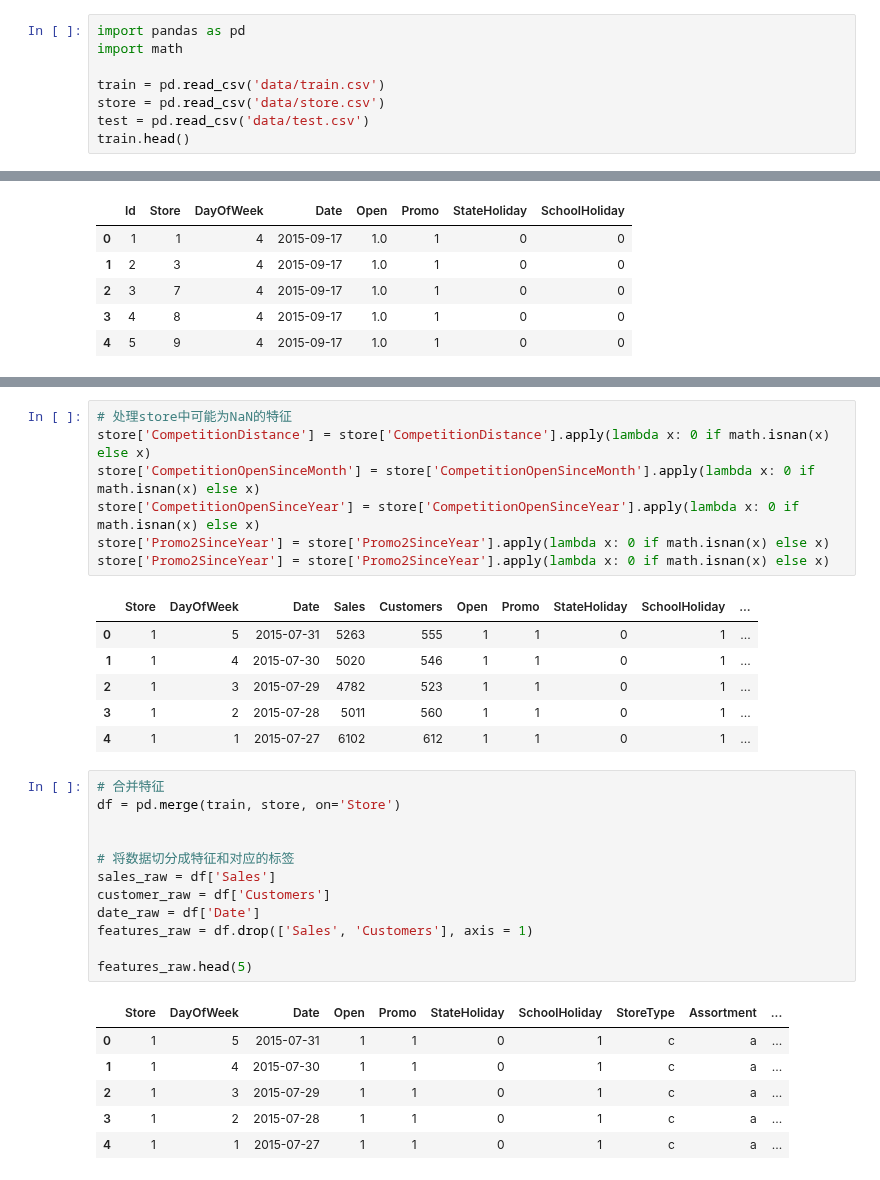
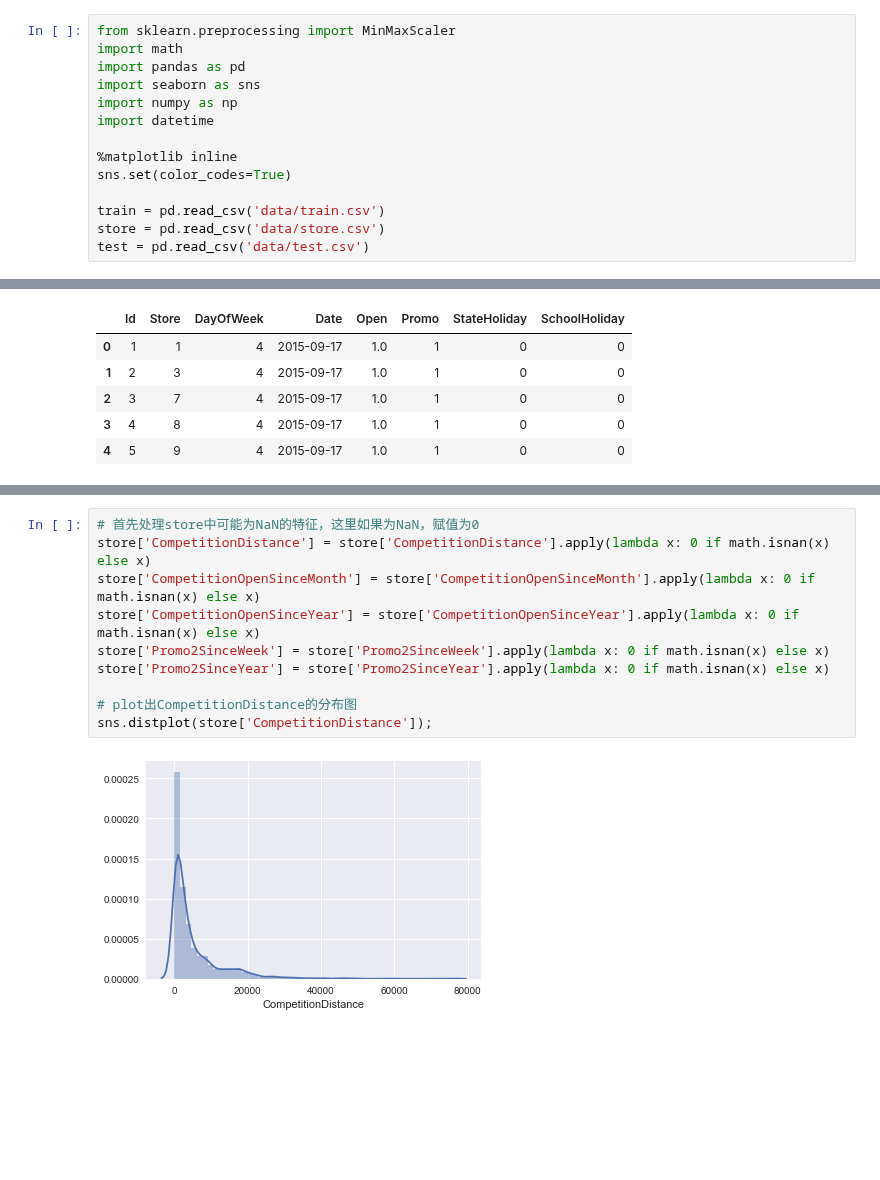
Before and after one commit to Qucy/UdacityMachineLearning, a Jupyter notebook: rossmann_store_sales/rossmann_store_sales.ipynb, the cells around one changed output, grey strips where cells are left out. Cells and saved outputs as stored; diff of their text form; blank space fills up the shorter version.

```diff
--- a/rossmann_store_sales/rossmann_store_sales.ipynb
+++ b/rossmann_store_sales/rossmann_store_sales.ipynb
@@ -66,8 +48,14 @@ In their first Kaggle competition, Rossmann is challenging you to predict 6 week
 # %%
+from sklearn.preprocessing import MinMaxScaler
+import math
 import pandas as pd
-import math
+import seaborn as sns
+import numpy as np
+import datetime
+
+%matplotlib inline
+sns.set(color_codes=True)
 
 train = pd.read_csv('data/train.csv')
 store = pd.read_csv('data/store.csv')
 test = pd.read_csv('data/test.csv')
-train.head()
@@ -99,33 +92,12 @@ test.head()
 # %%
-# 处理store中可能为NaN的特征
+# 首先处理store中可能为NaN的特征，这里如果为NaN，赋值为0
 store['CompetitionDistance'] = store['CompetitionDistance'].apply(lambda x: 0 if math.isnan(x) else x)
 store['CompetitionOpenSinceMonth'] = store['CompetitionOpenSinceMonth'].apply(lambda x: 0 if math.isnan(x) else x)
 store['CompetitionOpenSinceYear'] = store['CompetitionOpenSinceYear'].apply(lambda x: 0 if math.isnan(x) else x)
+store['Promo2SinceWeek'] = store['Promo2SinceWeek'].apply(lambda x: 0 if math.isnan(x) else x)
 store['Promo2SinceYear'] = store['Promo2SinceYear'].apply(lambda x: 0 if math.isnan(x) else x)
-store['Promo2SinceYear'] = store['Promo2SinceYear'].apply(lambda x: 0 if math.isnan(x) else x)
+
+# plot出CompetitionDistance的分布图
+sns.distplot(store['CompetitionDistance']);
 # %% [output]
-|  | Store | DayOfWeek | Date | Sales | Customers | Open | Promo | StateHoliday | SchoolHoliday | ... |
-| 0 | 1 | 5 | 2015-07-31 | 5263 | 555 | 1 | 1 | 0 | 1 | ... |
-| 1 | 1 | 4 | 2015-07-30 | 5020 | 546 | 1 | 1 | 0 | 1 | ... |
-| 2 | 1 | 3 | 2015-07-29 | 4782 | 523 | 1 | 1 | 0 | 1 | ... |
-| 3 | 1 | 2 | 2015-07-28 | 5011 | 560 | 1 | 1 | 0 | 1 | ... |
-| 4 | 1 | 1 | 2015-07-27 | 6102 | 612 | 1 | 1 | 0 | 1 | ... |
+[figure, added]
-# %%
-# 合并特征
-df = pd.merge(train, store, on='Store')
-
-
-# 将数据切分成特征和对应的标签
-sales_raw = df['Sales']
-customer_raw = df['Customers']
-date_raw = df['Date']
-features_raw = df.drop(['Sales', 'Customers'], axis = 1)
-
-features_raw.head(5)
-# %% [output]
-|  | Store | DayOfWeek | Date | Open | Promo | StateHoliday | SchoolHoliday | StoreType | Assortment | ... |
-| 0 | 1 | 5 | 2015-07-31 | 1 | 1 | 0 | 1 | c | a | ... |
-| 1 | 1 | 4 | 2015-07-30 | 1 | 1 | 0 | 1 | c | a | ... |
-| 2 | 1 | 3 | 2015-07-29 | 1 | 1 | 0 | 1 | c | a | ... |
-| 3 | 1 | 2 | 2015-07-28 | 1 | 1 | 0 | 1 | c | a | ... |
-| 4 | 1 | 1 | 2015-07-27 | 1 | 1 | 0 | 1 | c | a | ... |
```
Also changed, not shown: parts of 19 cells of this notebook, 1 other file.
